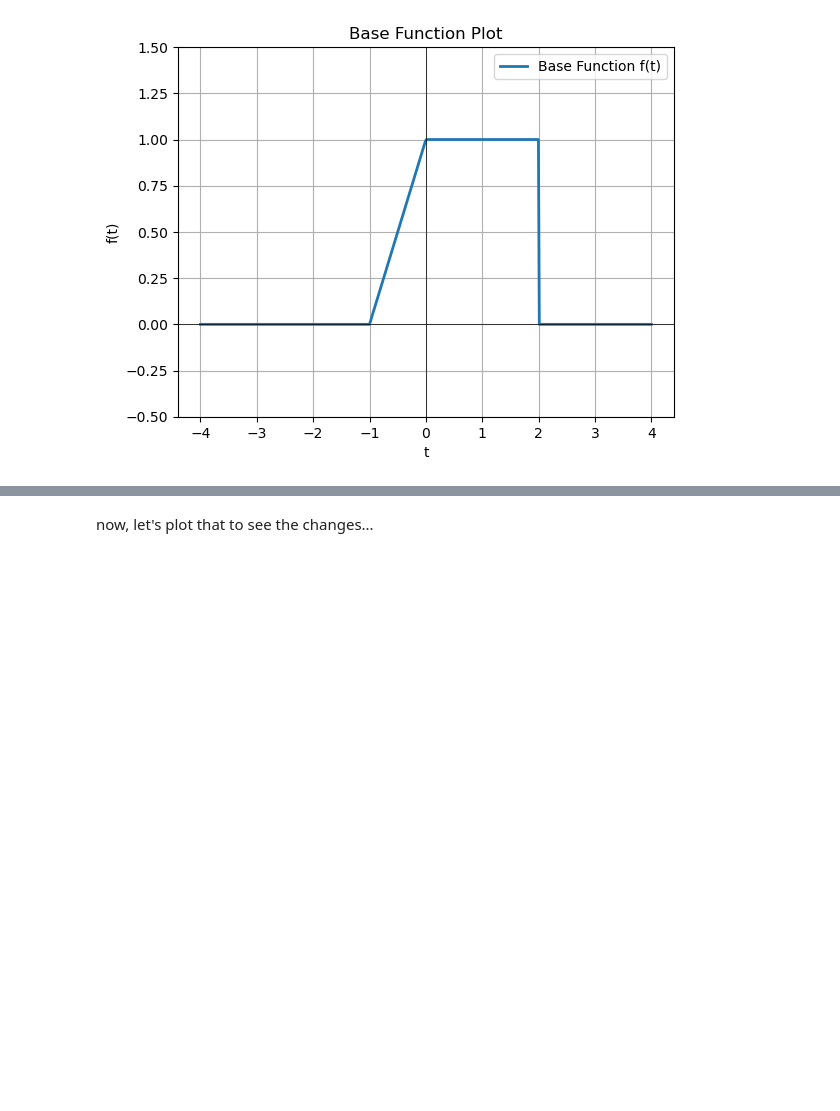
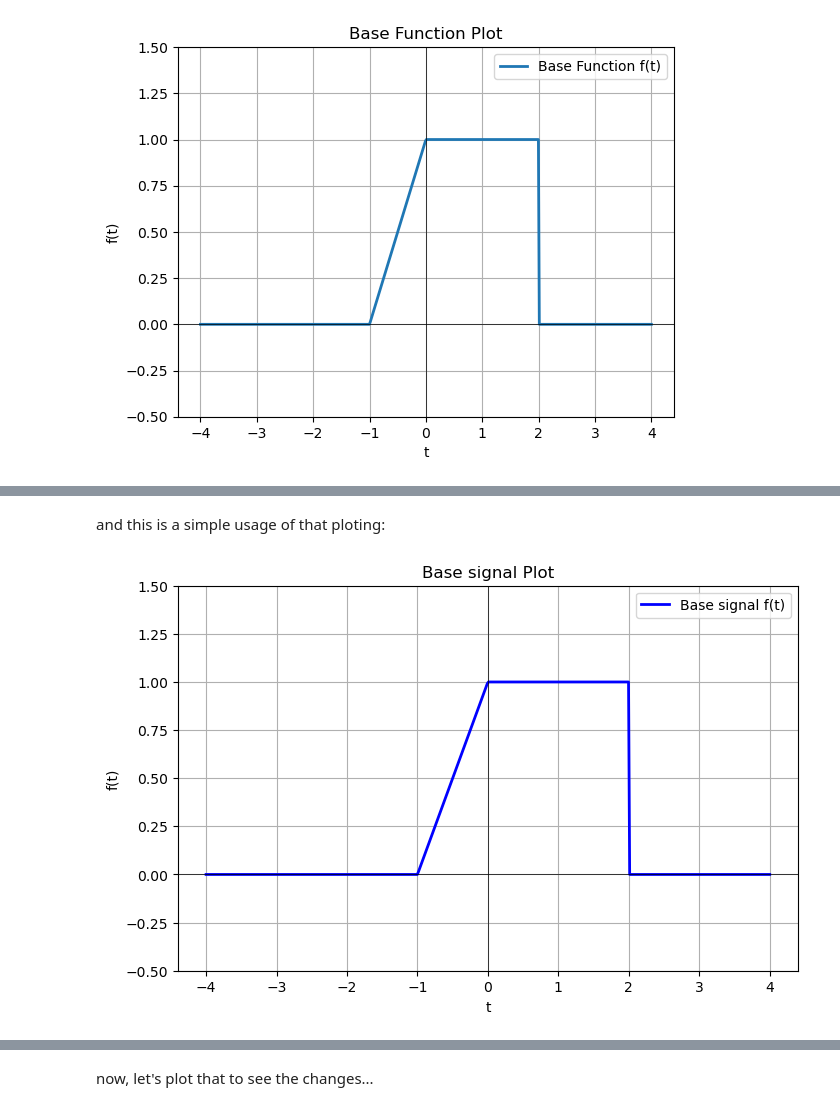
Before and after one commit to AmirHossienAfshar/signals-and-systems, a Jupyter notebook: independent_variable_transformation.ipynb, the cells around one changed output, grey strips where cells are left out. Cells and saved outputs as stored; diff of their text form; code cells hidden in the pictures; blank space fills up the shorter version.

```diff
--- a/independent_variable_transformation.ipynb
+++ b/independent_variable_transformation.ipynb
@@ -95,2 +144,20 @@ plt.show()
+# %% [markdown]
+and this is a simple usage of that ploting:
+# %%
+# Generate time values
+t_values = np.linspace(-4, 4, 500)
+
+# Compute function values
+f_values = np.array([base_signal(t) for t in t_values])
+
+# Define signals list in the correct format
+signals = [
+    (t_values, f_values, "Base signal f(t)", "solid", "blue")  # (t, f, label, style, color)
+]
+
+# Call the function to plot
+plot_signals(signals, f_min=-0.5, f_max=1.5, title="Base signal Plot")
+# %% [output]
+[figure, added]
 # %% [markdown]
 ok, now let's head to the transformation!
```
Also changed, not shown: parts of 12 cells of this notebook, 1 other file.
